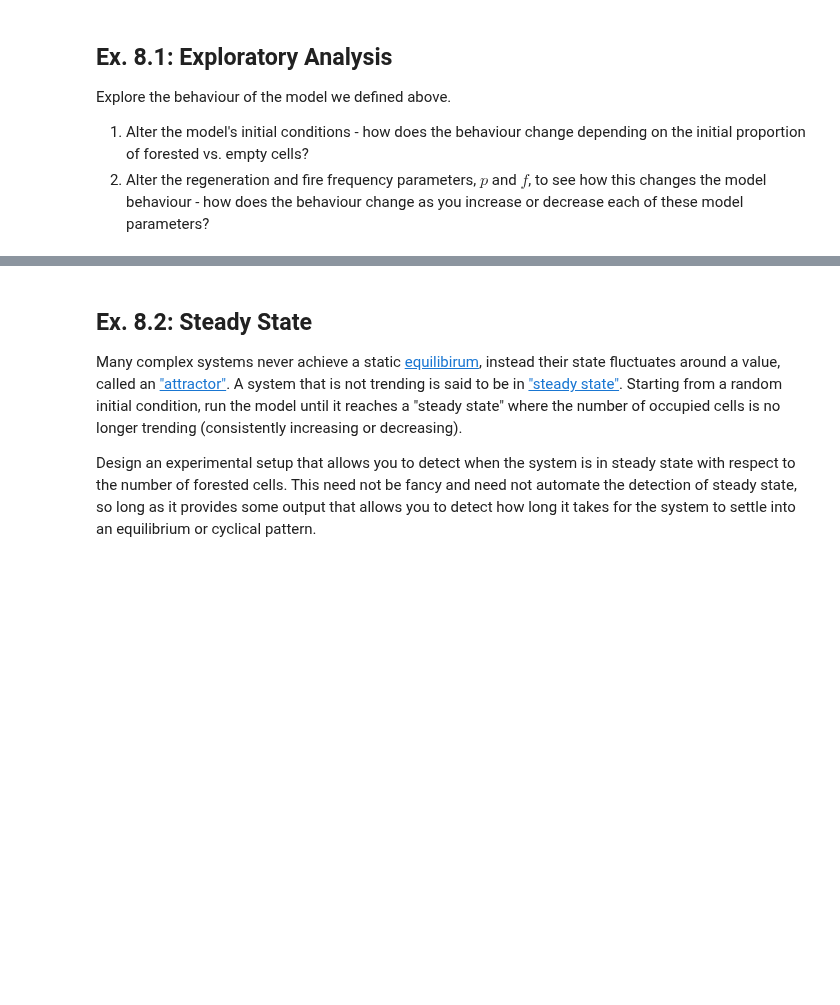
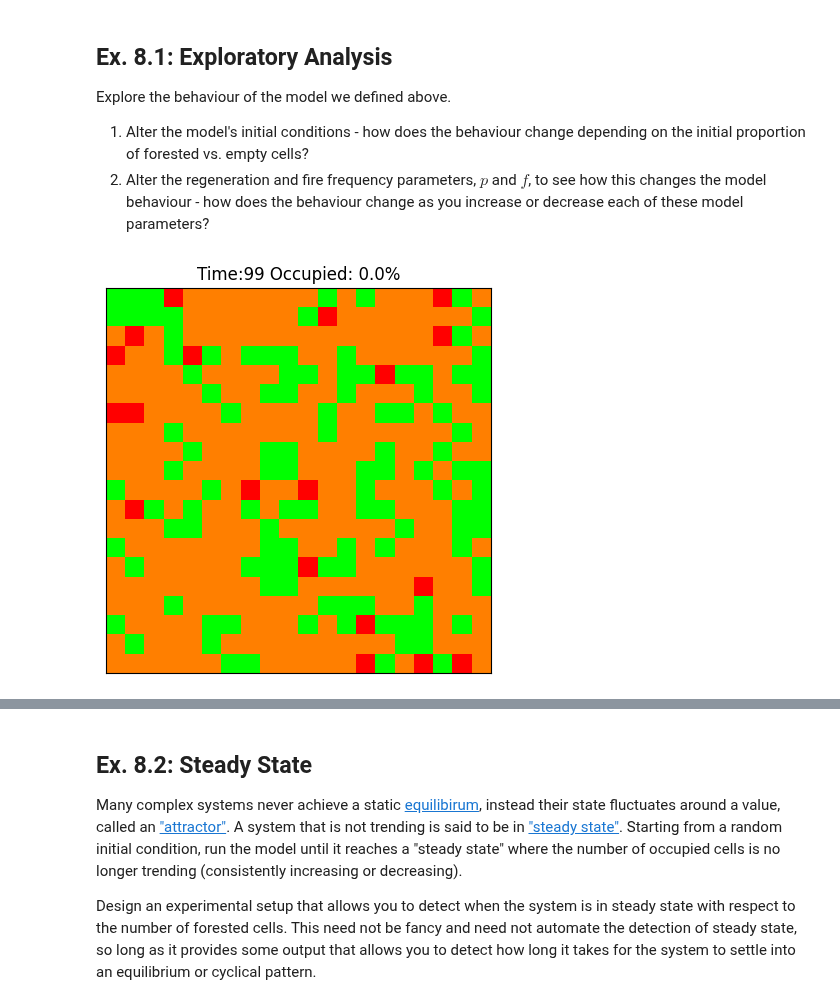
Before and after one commit to Zeko2005/cap-comp215, a Jupyter notebook: labs/lab07-10-fire.ipynb, the cells around one changed output, grey strips where cells are left out. Drawn from its saved outputs; the diff is of its cells as text; code cells hidden in the pictures; blank space fills up the shorter version.

```diff
--- a/labs/lab07-10-fire.ipynb
+++ b/labs/lab07-10-fire.ipynb
@@ -321,0 +325,7 @@ Explore the behaviour of the model we defined above.
+# %%
+# Ex. 8.1 here
+fire2 = ForestFire(20, p=0.1, f=0.1, q=0.7) #changing q doesn't have that much of an effect after the first few runs
+animation2 = Animation2D(fire2, frames = 100, figsize=(5, 5))
+animation2.animate(interval = 0.3)
+# %% [output]
+[figure, added]
```
Also changed, not shown: parts of 9 cells of this notebook.
